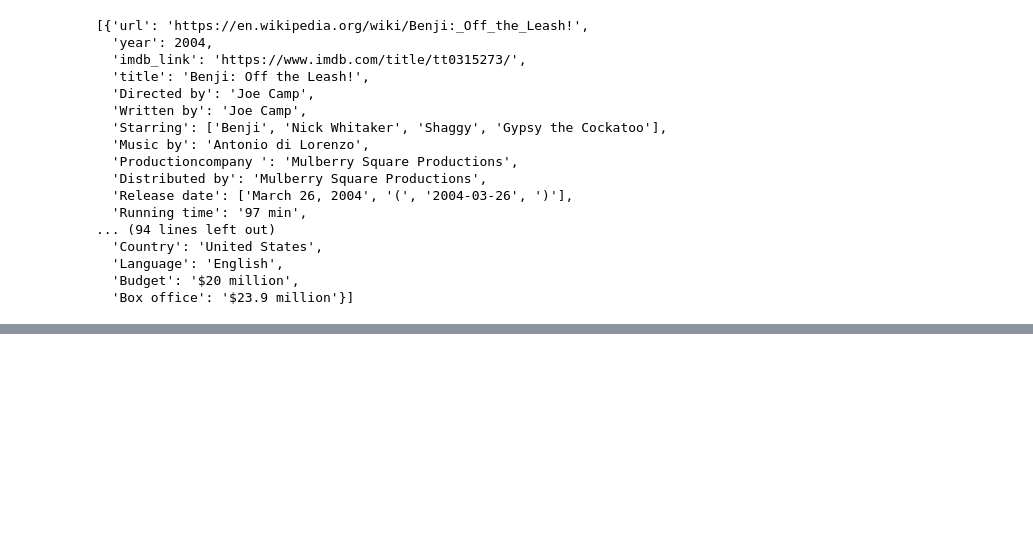
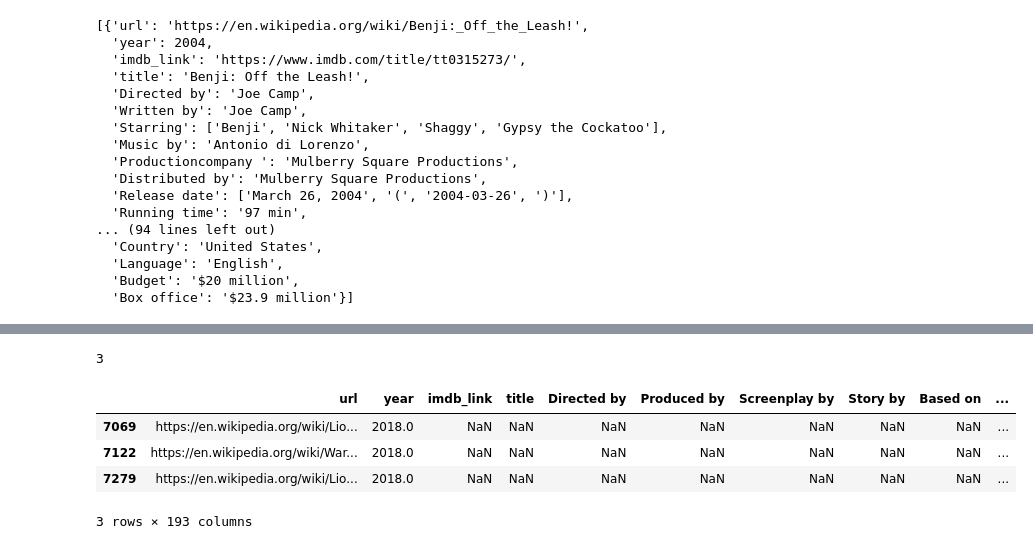
Before and after one commit to timothykeating/Movies_ETL, a Jupyter notebook: Module_8_coursework.ipynb, the cells around one changed output, grey strips where cells are left out. Saved outputs shown, nothing was run; the diff lists cells and outputs as text; code cells hidden in the pictures; blank space fills up the shorter version.

```diff
--- a/Module_8_coursework.ipynb
+++ b/Module_8_coursework.ipynb
@@ -98,0 +184,3 @@ ratings.head()
+# %%
+wiki_movies_df = pd.DataFrame(wiki_movies_raw)
+wiki_movies_df.sample(n=10)
@@ -98,0 +200,21 @@ ratings.head()
+# %%
+# NB: the following investigation of Predecessor column is not from the module work, its my own investigation
+
+###
+
+# Looking at the sample date one cell above, 'Predecessor' column, amongst others, appears to be all NaNs.
+# First, do a notnull().sum() methods chain to see if its every row
+wiki_movies_df['Predecessor'].notnull().sum()
+# %% [output]
+3
+# %%
+#  OK so there are 3 rows where its populated...
+# Use loc function with notnull() method to find them
+a= wiki_movies_df.loc[wiki_movies_df['Predecessor'].notnull()]
+a
+# %% [output]
+|  | url | year | imdb_link | title | Directed by | Produced by | Screenplay by | Story by | Based on | ... |
+| 7069 | https://en.wikipedia.org/wiki/Lio... | 2018.0 | NaN | NaN | NaN | NaN | NaN | NaN | NaN | ... |
+| 7122 | https://en.wikipedia.org/wiki/War... | 2018.0 | NaN | NaN | NaN | NaN | NaN | NaN | NaN | ... |
+| 7279 | https://en.wikipedia.org/wiki/Lio... | 2018.0 | NaN | NaN | NaN | NaN | NaN | NaN | NaN | ... |
+3 rows × 193 columns
```
Also changed, not shown: parts of 12 cells of this notebook.
